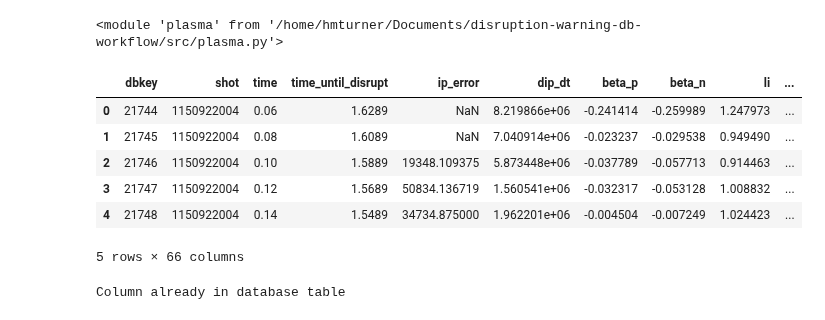
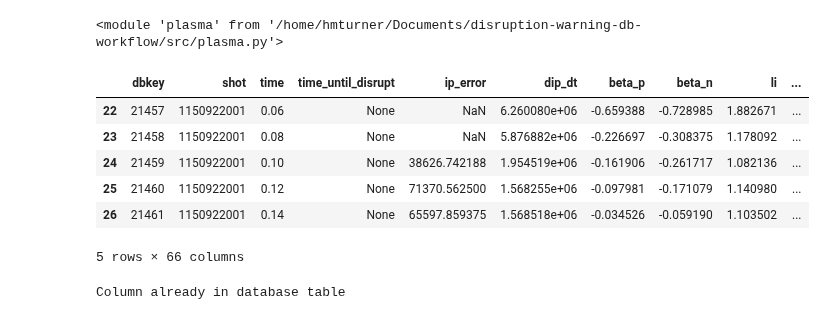
Before and after one commit to MIT-PSFC/disruption-py, a Jupyter notebook: src/examples.ipynb, the cells around one changed output. Saved outputs shown, nothing was run; the diff lists cells and outputs as text; code cells hidden in the pictures.

Commit message:
Made cluster specific handler factory methods class methods

```diff
--- a/src/examples.ipynb
+++ b/src/examples.ipynb
@@ -8,16 +8,16 @@ importlib.reload(plasma)
 # %% [output]
 <module 'plasma' from '/home/hmturner/Documents/disruption-warning-db-workflow/src/plasma.py'>
 # %%
-    test_handler = database.create_cmod_handler()
-    test_shot = test_handler.get_shot('1150922004')
+    test_handler = database.DatabaseHandler.create_cmod_handler()
+    test_shot = test_handler.get_shot('1150922001')
     test_shot.data.sort_values('time').head()
 # %% [output]
 |  | dbkey | shot | time | time_until_disrupt | ip_error | dip_dt | beta_p | beta_n | li | ... |
-| 0 | 21744 | 1150922004 | 0.06 | 1.6289 | NaN | 8.219866e+06 | -0.241414 | -0.259989 | 1.247973 | ... |
-| 1 | 21745 | 1150922004 | 0.08 | 1.6089 | NaN | 7.040914e+06 | -0.023237 | -0.029538 | 0.949490 | ... |
-| 2 | 21746 | 1150922004 | 0.10 | 1.5889 | 19348.109375 | 5.873448e+06 | -0.037789 | -0.057713 | 0.914463 | ... |
-| 3 | 21747 | 1150922004 | 0.12 | 1.5689 | 50834.136719 | 1.560541e+06 | -0.032317 | -0.053128 | 1.008832 | ... |
-| 4 | 21748 | 1150922004 | 0.14 | 1.5489 | 34734.875000 | 1.962201e+06 | -0.004504 | -0.007249 | 1.024423 | ... |
+| 22 | 21457 | 1150922001 | 0.06 | None | NaN | 6.260080e+06 | -0.659388 | -0.728985 | 1.882671 | ... |
+| 23 | 21458 | 1150922001 | 0.08 | None | NaN | 5.876882e+06 | -0.226697 | -0.308375 | 1.178092 | ... |
+| 24 | 21459 | 1150922001 | 0.10 | None | 38626.742188 | 1.954519e+06 | -0.161906 | -0.261717 | 1.082136 | ... |
+| 25 | 21460 | 1150922001 | 0.12 | None | 71370.562500 | 1.568255e+06 | -0.097981 | -0.171079 | 1.140980 | ... |
+| 26 | 21461 | 1150922001 | 0.14 | None | 65597.859375 | 1.568518e+06 | -0.034526 | -0.059190 | 1.103502 | ... |
 5 rows × 66 columns
 # %%
 test_handler.add_column("commit_hash")
```
Also changed, not shown: parts of 4 cells of this notebook, 1 other file.
